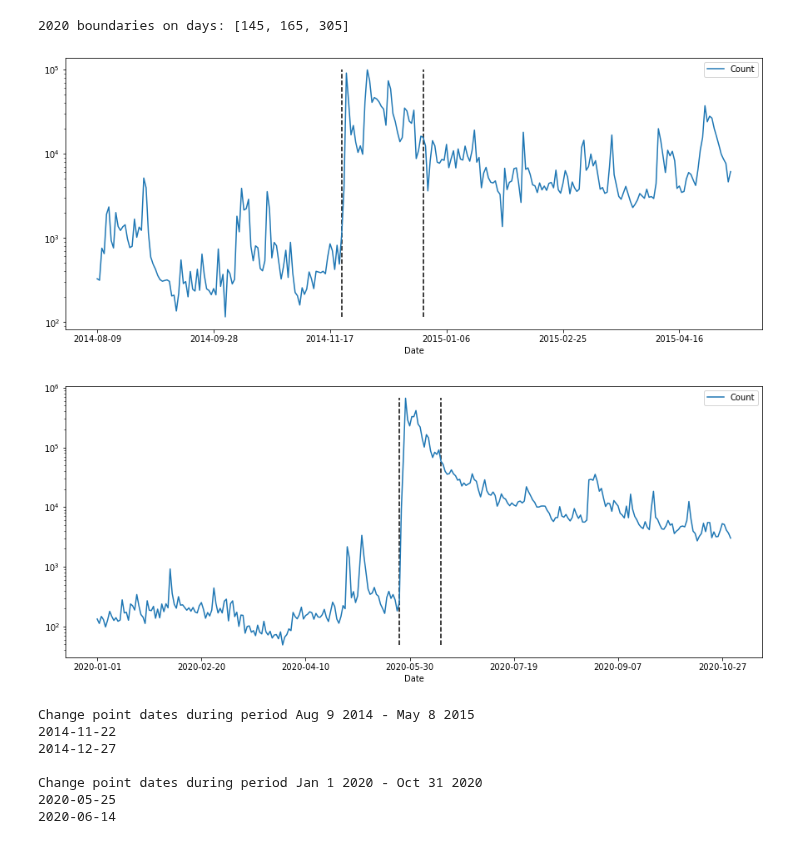
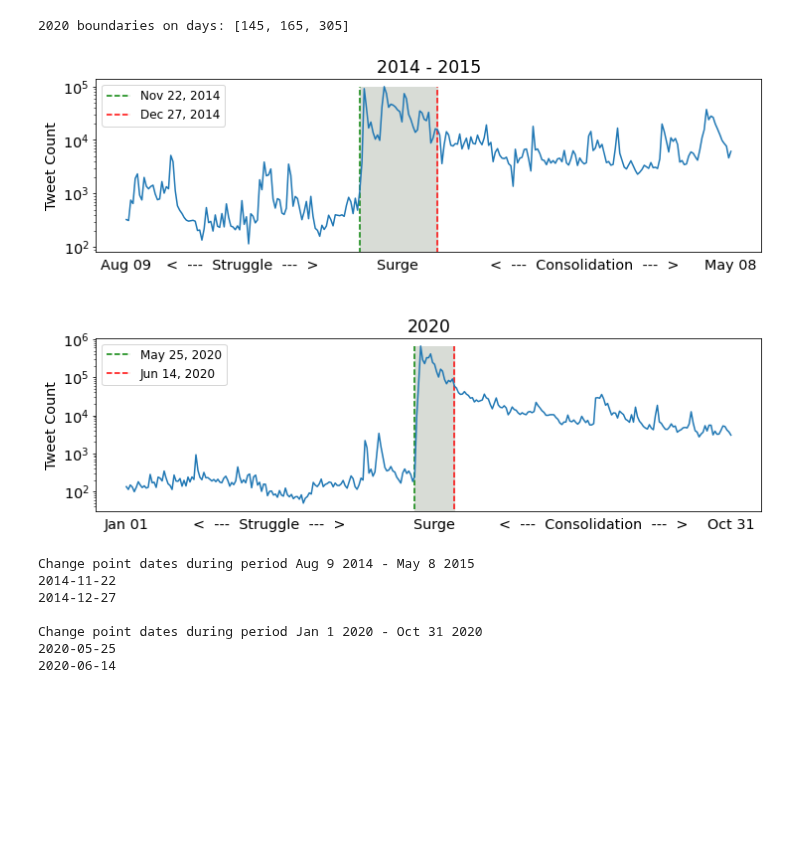
Before and after one commit to chrisfalter/BLM, a Jupyter notebook: src/tweet_counts.ipynb, the cells around one changed output. Saved outputs shown, nothing was run; the diff lists cells and outputs as text; code cells hidden in the pictures; blank space fills up the shorter version.

```diff
--- a/src/tweet_counts.ipynb
+++ b/src/tweet_counts.ipynb
@@ -57,23 +59,46 @@ bkps_2020 = algo_2020.predict(n_bkps=n_bkps)
 print("2020 boundaries on days:", bkps_2020)
 # %% [output]
 2020 boundaries on days: [145, 165, 305]
-# %%
-def display_counts_with_bkps(df, bkps, title):
-    min_count = min(df.Count)
-    max_count = max(df.Count)
-    labels = [str(df.index[bkps[0]]), str(df.index[bkps[1]])]
-    axes = df.plot.line(
-        # title="Count of BLM tweets " + title,
-        figsize = (15,6),
-        logy = True,
-    )
-    axes.vlines(bkps[:2], min_count, max_count, linestyles='dashed')
-
-display_counts_with_bkps(df_first_counts, bkps_2014, "Aug 9 2014 - May 8 2015")
-display_counts_with_bkps(df_second_counts, bkps_2020, "Jan 1 2020 - Oct 31 2020 (Decahose Sample)")
-# %% [output]
-[figure, removed]
-[figure, removed]
+# %%
+def get_month_day(date_str):
+    # assumes string input in format yyyy-mm-dd
+    d = datetime.date.fromisoformat(date_str)
+    return d.strftime("%b %d")
+
+
+def formatted_date(iso_date_str):
+    d = datetime.date.fromisoformat(iso_date_str)
+    return d.strftime("%b %d, %Y")
+
+
+def display_counts_with_bkps(df, bkps, title, ax: matplotlib.axes.Axes):
+    max_count = max(df.Count)
+    struggle_pos = int(bkps[0]/2)
+    surge_pos = int(0.5 * (bkps[0] + bkps[1]))
+    consolidation_pos = int(0.5 * (bkps[1] + len(df)))
+    ax.set_xticks([0, struggle_pos, surge_pos,consolidation_pos, len(df) - 1])
+    xlabels = [get_month_day(df.index[0])]
+    xlabels.extend(['<  ---  Struggle  ---  >', 'Surge', '<  ---  Consolidation  ---  >'])
+    xlabels.append(get_month_day(df.index[-1]))
+    ax.set_xticklabels(xlabels)
+    ax.tick_params(axis='x', labelsize='x-large', width=0)
+#    ax.set_xlabel('Phase', fontsize='x-large')
+    ax.set_yscale('log')
+    ax.tick_params(axis='y', labelsize='x-large')
+    ax.set_ylabel("Tweet Count", fontsize='x-large')
+    ax.fill_between(bkps[:2], max_count, color="xkcd:light grey")
+    ax.plot(df.index, df.Count)
+    ax.vlines(bkps[0], 0, max_count, linestyles='dashed', colors=['green'], label=formatted_date(df.index[bkps[0]]))
+    ax.vlines(bkps[1], 0, max_count, linestyles='dashed', colors=['red'], label=formatted_date(df.index[bkps[1]]))
+    ax.legend(loc="upper left", fontsize='large')
+    ax.set_title(title, fontsize='xx-large')
+
+fig, axes = plt.subplots(nrows=2, ncols=1, figsize=(12,8))
+fig.subplots_adjust(hspace=0.5)
+display_counts_with_bkps(df_first_counts, bkps_2014, "2014 - 2015", axes[0])
+display_counts_with_bkps(df_second_counts, bkps_2020, "2020", axes[1])
+# %% [output]
+[figure, added]
 # %%
 def print_changepoint_days(df, bkps, title):
     print("Change point dates during period " + title)
```
Also changed, not shown: parts of 6 cells of this notebook, 4 other files.
